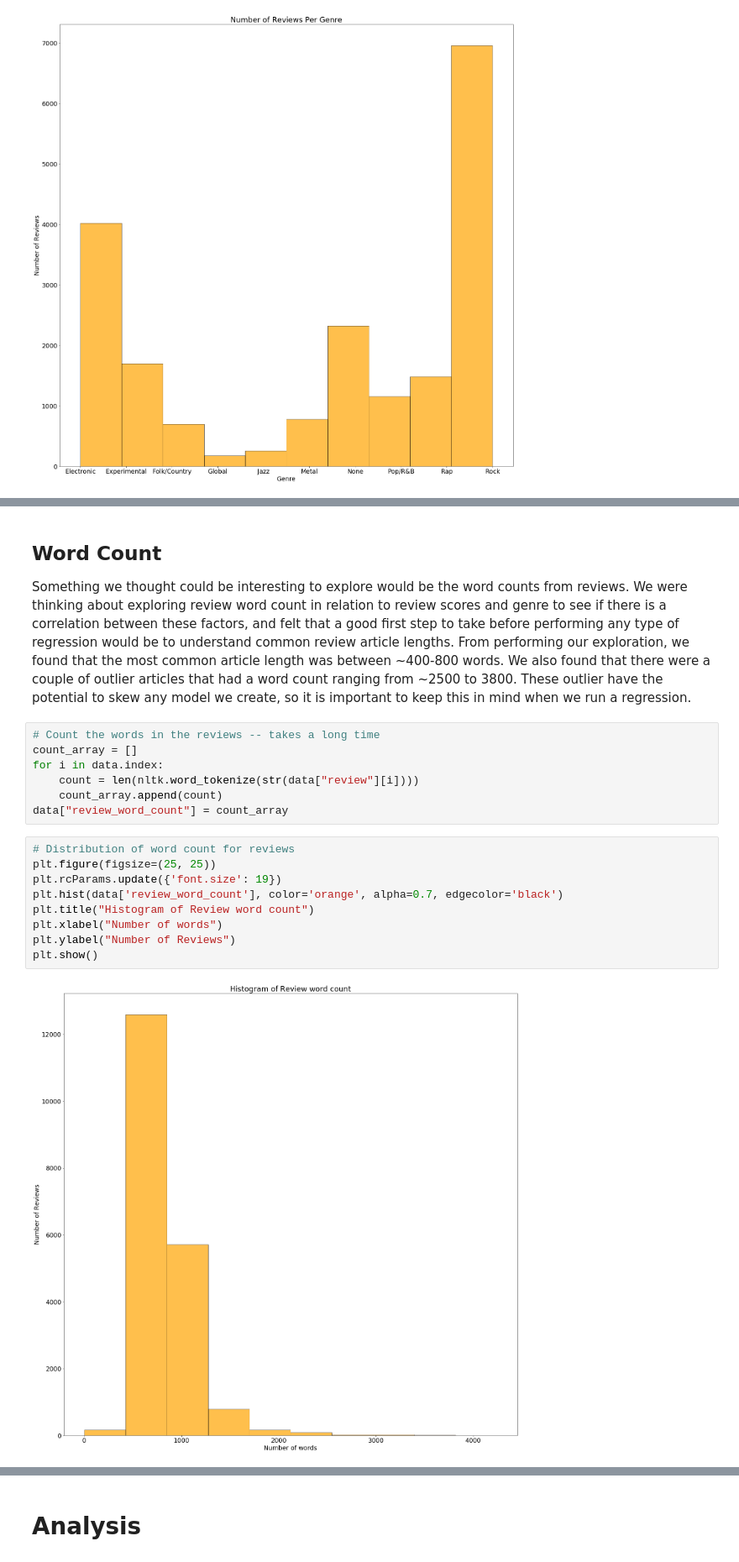
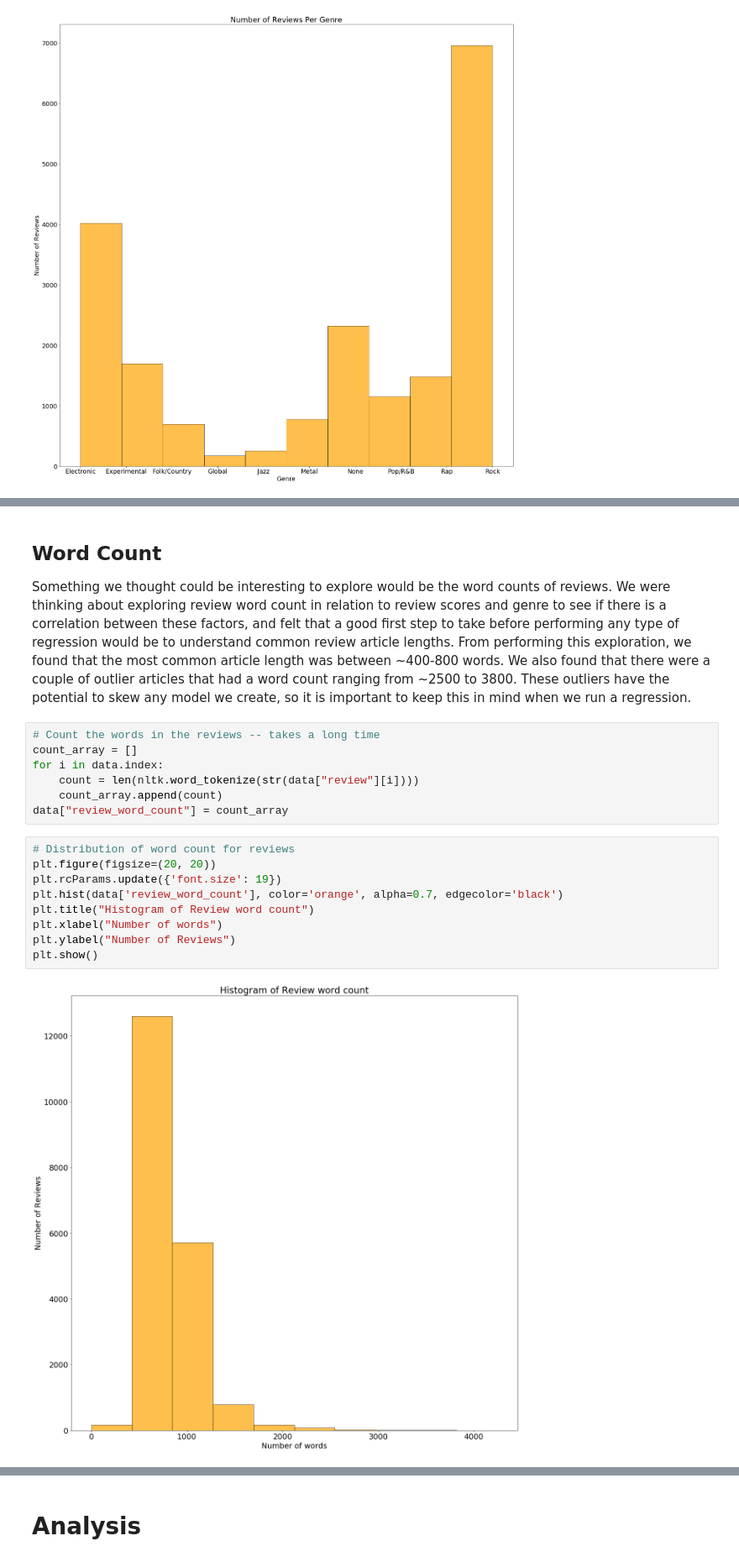
Before and after one commit to abourn/370-final, a Jupyter notebook: pitchfork.ipynb, the cells around one changed output, grey strips where cells are left out. Shown at 84% size. Drawn from its saved outputs; the diff is of its cells as text.

```diff
--- a/pitchfork.ipynb
+++ b/pitchfork.ipynb
@@ -213,6 +213,6 @@ plt.show()
 # %% [markdown]
 ## Word Count
-Something we thought could be interesting to explore would be the word counts from reviews. We were thinking about exploring review word count in relation to review scores and genre to see if there is a correlation between these factors, and felt that a good first step to take before performing any type of regression would be to understand common review article lengths. From performing our exploration, we found that the most common article length was between ~400-800 words. We also found that there were a couple of outlier articles that had a word count ranging from ~2500 to 3800. These outlier have the potential to skew any model we create, so it is important to keep this in mind when we run a regression.
+Something we thought could be interesting to explore would be the word counts of reviews. We were thinking about exploring review word count in relation to review scores and genre to see if there is a correlation between these factors, and felt that a good first step to take before performing any type of regression would be to understand common review article lengths. From performing this exploration, we found that the most common article length was between ~400-800 words. We also found that there were a couple of outlier articles that had a word count ranging from ~2500 to 3800. These outliers have the potential to skew any model we create, so it is important to keep this in mind when we run a regression.
 # %%
 # Count the words in the reviews -- takes a long time
 count_array = []
@@ -222,14 +222,14 @@ for i in data.index:
 data["review_word_count"] = count_array
 # %%
 # Distribution of word count for reviews
-plt.figure(figsize=(25, 25))
+plt.figure(figsize=(20, 20))
 plt.rcParams.update({'font.size': 19})
 plt.hist(data['review_word_count'], color='orange', alpha=0.7, edgecolor='black')
 plt.title("Histogram of Review word count")
 plt.xlabel("Number of words")
 plt.ylabel("Number of Reviews")
 plt.show()
 # %% [output]
-[figure, old version]
+[figure, new version]
 # %% [markdown]
 ## Average Score for Genre
```
Also changed, not shown: parts of 13 cells of this notebook.
